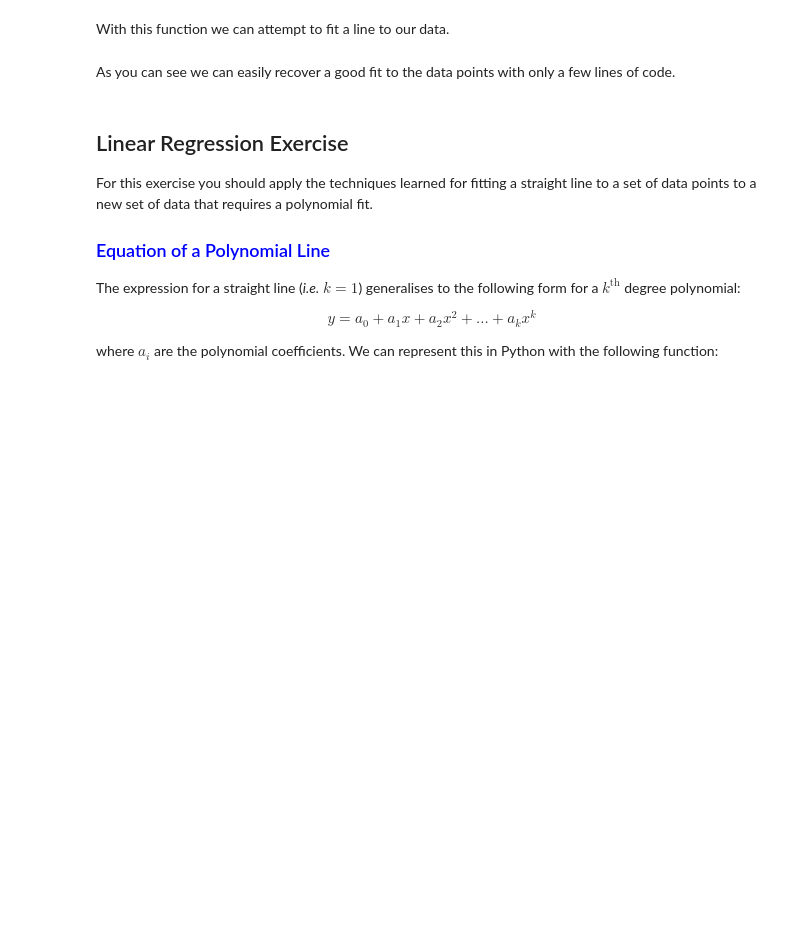
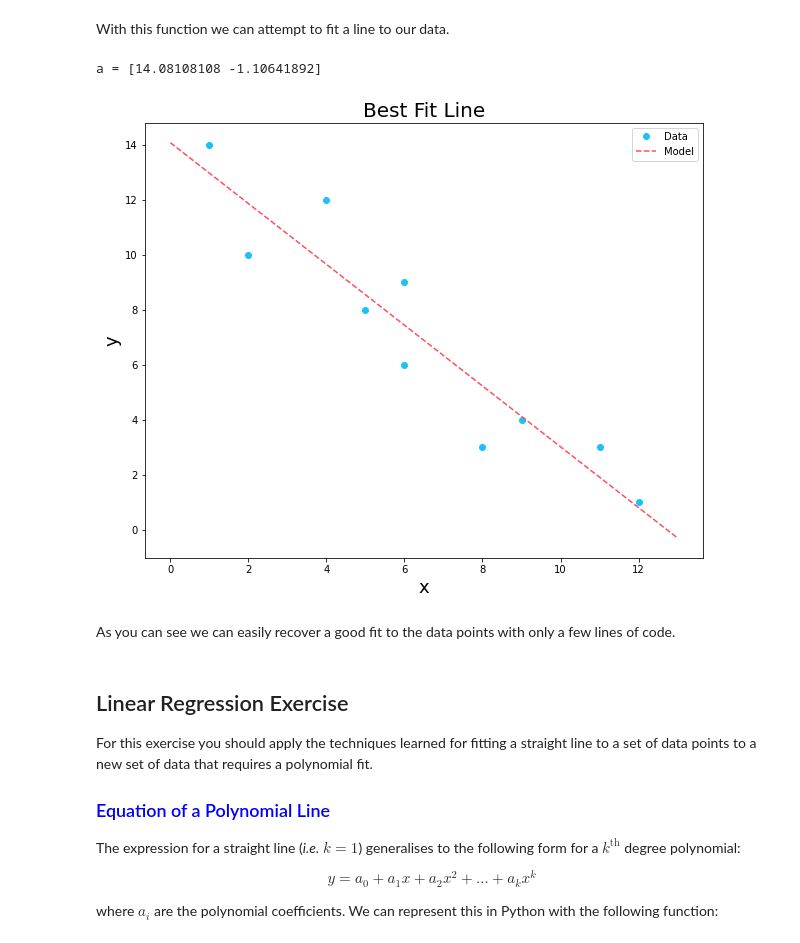
Before and after one commit to CosmoStat/Tutorials, a Jupyter notebook: inverse_problems_1.ipynb, the cells around one changed output. Drawn from its saved outputs; the diff is of its cells as text; code cells hidden in the pictures; blank space fills up the shorter version.

```diff
--- a/inverse_problems_1.ipynb
+++ b/inverse_problems_1.ipynb
@@ -216,20 +210,23 @@ which is often called the <a href="http://mathworld.wolfram.com/NormalEquation.h
 # This function implements the normal equation
 def normal_eq(H, y):
 
-    return np.dot(np.dot(np.linalg.inv(np.dot(H.T, H)), H.T), y)
+    return np.linalg.inv(H.T @ H) @ H.T @ y
 # %% [markdown]
 With this function we can attempt to fit a line to our data.
 # %%
 # Set points in y-axis.
 y = np.array([3, 10, 3, 6, 8, 12, 1, 4, 9, 14])
 
 # Find model parameters.
 a = normal_eq(H, y)
 
 print('a =', a)
 
 # Plot results.
-plot.regression_plot(x, y, np.arange(14), y_func(np.arange(14), a[1], a[0]))
+plot.regression_plot(data=(x, y), model=(np.arange(14), y_func(np.arange(14), a[1], a[0])))
+# %% [output]
+a = [14.08108108 -1.10641892]
+[figure, added]
 # %% [markdown]
 As you can see we can easily recover a good fit to the data points with only a few lines of code.
 # %% [markdown]
```
Also changed, not shown: parts of 24 cells of this notebook, 1 other file.
